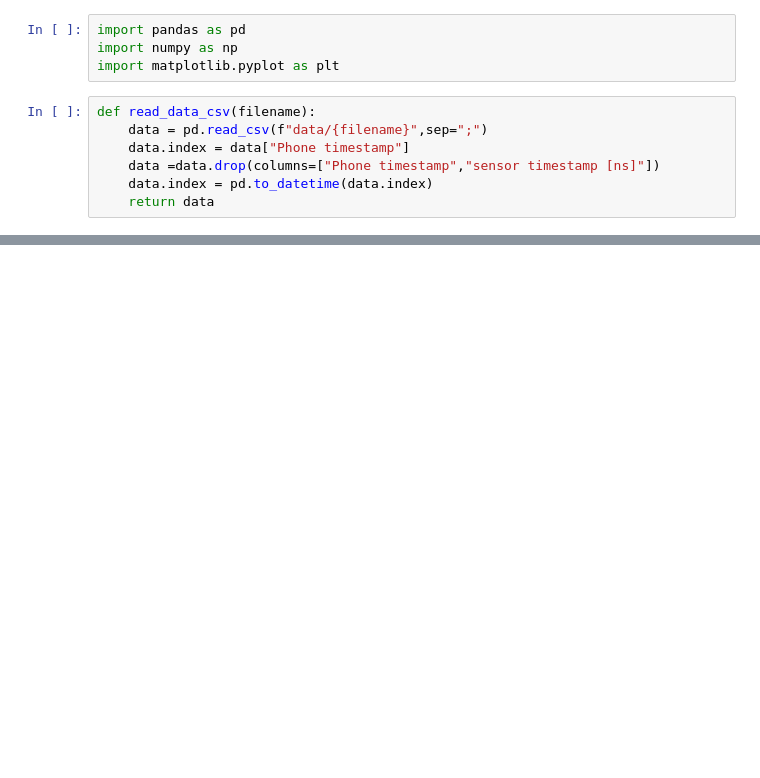
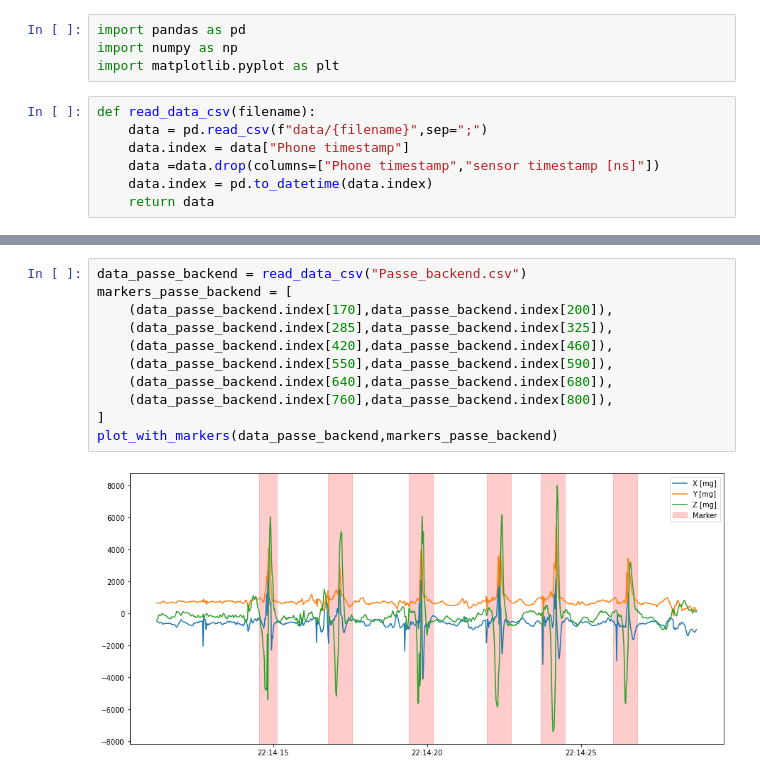
Before and after one commit to CamposCarvalhoC/Unihockey-Qself, a Jupyter notebook: unikockey.ipynb, the cells around one changed output, grey strips where cells are left out. Drawn from its saved outputs; the diff is of its cells as text; blank space fills up the shorter version.

```diff
--- a/unikockey.ipynb
+++ b/unikockey.ipynb
@@ -30,0 +36,13 @@ data_tir_avant.plot(figsize=(15,7))
+# %%
+data_passe_backend = read_data_csv("Passe_backend.csv")
+markers_passe_backend = [
+    (data_passe_backend.index[170],data_passe_backend.index[200]),
+    (data_passe_backend.index[285],data_passe_backend.index[325]),
+    (data_passe_backend.index[420],data_passe_backend.index[460]),
+    (data_passe_backend.index[550],data_passe_backend.index[590]),
+    (data_passe_backend.index[640],data_passe_backend.index[680]),
+    (data_passe_backend.index[760],data_passe_backend.index[800]),
+]
+plot_with_markers(data_passe_backend,markers_passe_backend)
+# %% [output]
+[figure, added]
```
Also changed, not shown: parts of 8 cells of this notebook.
